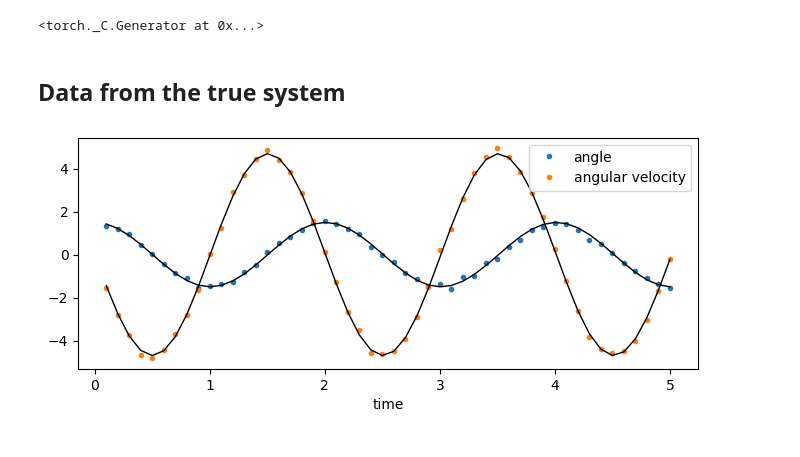
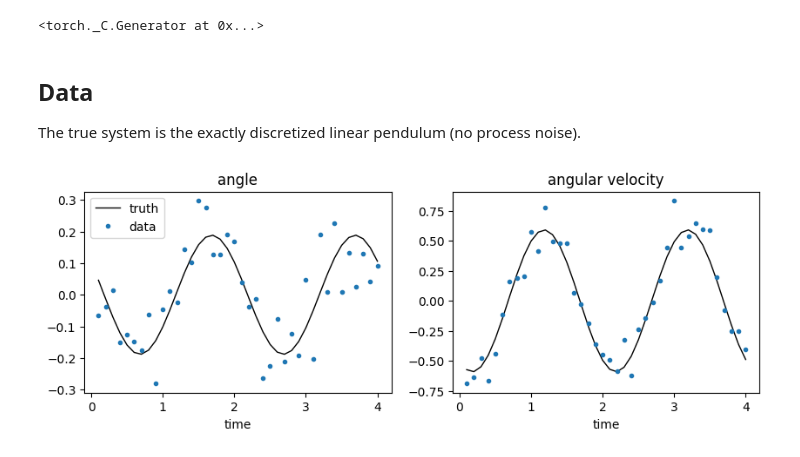
Before and after one commit to ngalioto/bside, a Jupyter notebook: examples/linear_pendulum.ipynb, the cells around one changed output. Saved outputs shown, nothing was run; the diff lists cells and outputs as text; code cells hidden in the pictures.

```diff
--- a/examples/linear_pendulum.ipynb
+++ b/examples/linear_pendulum.ipynb
@@ -25,35 +26,30 @@ from mcmc_samplers import DelayedRejectionAdaptiveMetropolis, SampleVisualizer
 torch.manual_seed(0)
 # %% [output]
 <torch._C.Generator at 0x...>
-# %% [markdown]
-## Data from the true system
+# %% [markdown]
+## Data
+
+The true system is the exactly discretized linear pendulum (no process noise).
 # %%
-dt, g, qc, r = 0.1, 9.81, 0.1, 0.1
-T = 50
-xdim, ydim = 2, 2
+dt, g, sigma = 0.1, 9.81, 0.1
+n = 40
+xdim = ydim = 2
 
 A_true = torch.linalg.matrix_exp(torch.tensor([[0.0, 1.0], [-g, 0.0]]) * dt)
-Sigma = bside.PSDMatrix(qc * torch.tensor([[dt**3 / 3, dt**2 / 2], [dt**2 / 2, dt]]))
-Gamma = bside.PSDMatrix(r**2 * torch.eye(ydim))
-C = bside.Matrix(torch.eye(ydim))
-
-true_ssm = bside.SSM(
-    xdim=xdim, ydim=ydim,
-    dynamics=bside.LinearGaussianModel(model=bside.LinearModel(bside.Matrix(A_true)), noise_cov=Sigma),
-    observations=bside.LinearGaussianModel(model=bside.LinearModel(C), noise_cov=Gamma),
-)
-
-x0 = torch.tensor([1.5, 0.0])
-x_true, y = true_ssm.measure(x=x0, T=T, return_x=True)
+x0 = torch.tensor([0.1, -0.5])
+x_true = bside.LinearModel(bside.Matrix(A_true)).predict(x0, T=n)
+y = x_true + sigma * torch.randn_like(x_true)
 data = bside.Data(y=y)
 init_dist = bside.FilteringDistribution(mean=x0, cov=0.01 * torch.eye(xdim))
 
-t = torch.arange(1, T + 1) * dt
-plt.figure(figsize=(8, 3))
-plt.plot(t, y, '.', label=['angle', 'angular velocity'])
-plt.plot(t, x_true, 'k', lw=1)
-plt.xlabel('time')
-plt.legend()
+t = torch.arange(1, n + 1) * dt
+fig, axes = plt.subplots(1, 2, figsize=(10, 3))
+for i, (ax, name) in enumerate(zip(axes, ['angle', 'angular velocity'])):
+    ax.plot(t, x_true[:, i], 'k', lw=1, label='truth')
+    ax.plot(t, y[:, i], '.', color='C0', label='data')
+    ax.set_title(name)
+    ax.set_xlabel('time')
+axes[0].legend()
 plt.show()
 # %% [output]
-[figure, old version]
+[figure, new version]
```
Also changed, not shown: parts of 17 cells of this notebook, 25 other files.
